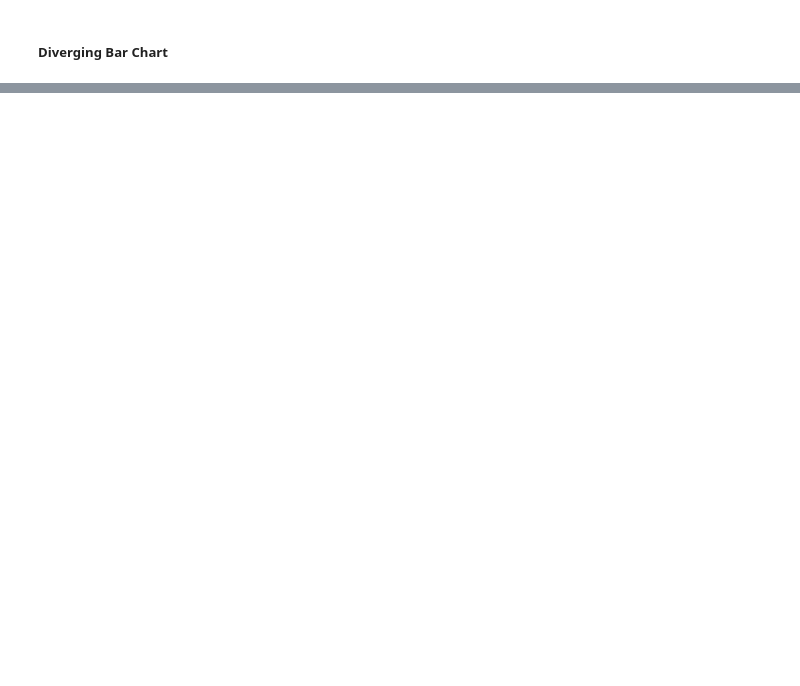
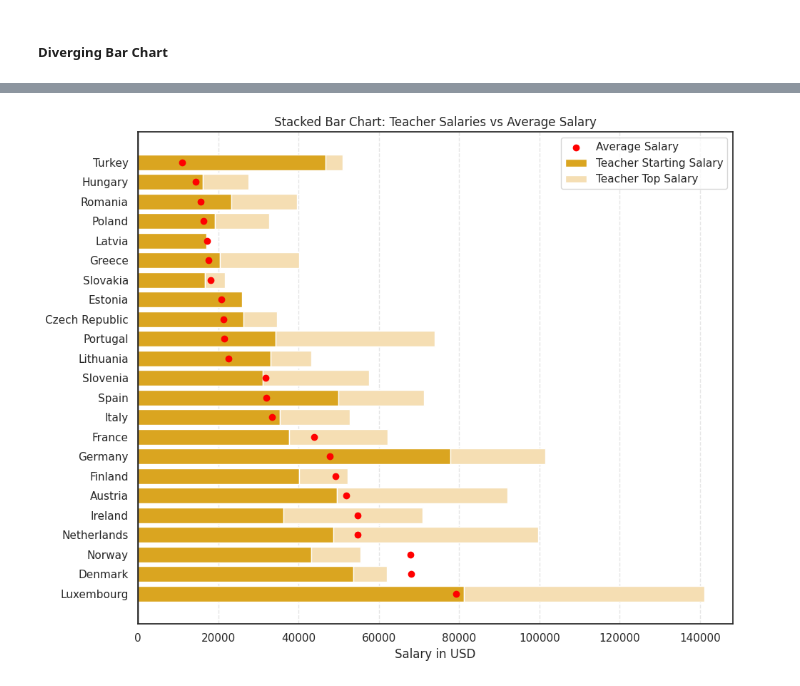
Before and after one commit to BeejalP/teachersalaries, a Jupyter notebook: my_project.ipynb, the cells around one changed output, grey strips where cells are left out. Cells and saved outputs as stored; diff of their text form; code cells hidden in the pictures; blank space fills up the shorter version.

```diff
--- a/my_project.ipynb
+++ b/my_project.ipynb
@@ -1753,0 +1760,34 @@ plt.show()
+# %%
+# Sort by the average salary
+salaries = salaries.sort_values(by="Annual_Salary_2022", ascending=False)
+
+# Set up positions for the bars (y-axis)
+y = np.arange(len(salaries))
+
+# Create the plot
+fig, ax = plt.subplots(figsize=(10, 8))
+
+# Stacked bar chart
+ax.barh(y, salaries["lower_secondary_starting"], color="goldenrod", label="Teacher Starting Salary")
+ax.barh(y, salaries["lower_secondary_top"] - salaries["lower_secondary_starting"], left=salaries["lower_secondary_starting"], color="wheat", label="Teacher Top Salary")
+
+# Overlay scatter points for average salary
+ax.scatter(salaries["Annual_Salary_2022"], y, color="red", zorder=5, label="Average Salary")
+
+# Formatting
+ax.set_yticks(y)
+ax.set_yticklabels(salaries["Country"])
+ax.axvline(0, color="black", linewidth=1)  # Center line
+ax.set_xlabel("Salary in USD")
+ax.set_title("Stacked Bar Chart: Teacher Salaries vs Average Salary")
+ax.legend()
+ax.grid(axis='x', linestyle="--", alpha=0.5)
+
+# Save the image
+plt.tight_layout()
+plt.savefig("stacked_salary_chart_with_scatter.png")
+
+plt.tight_layout()
+plt.show()
+# %% [output]
+[figure, added]
```
Also changed, not shown: parts of 24 cells of this notebook, 14 other files.
